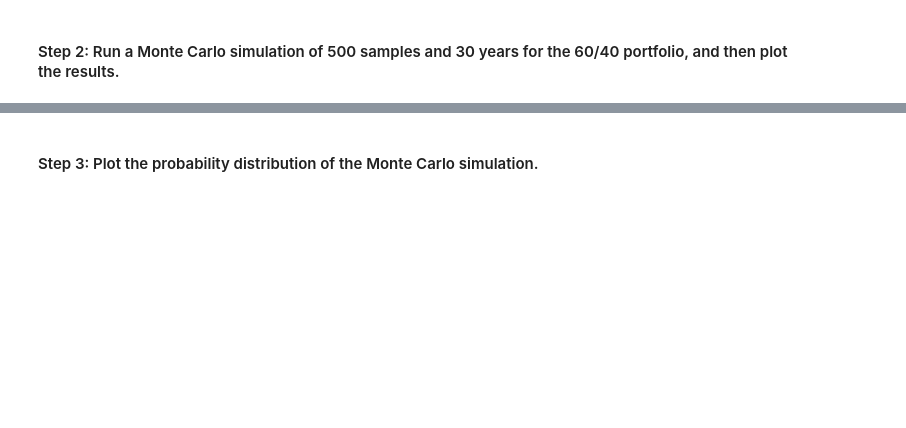
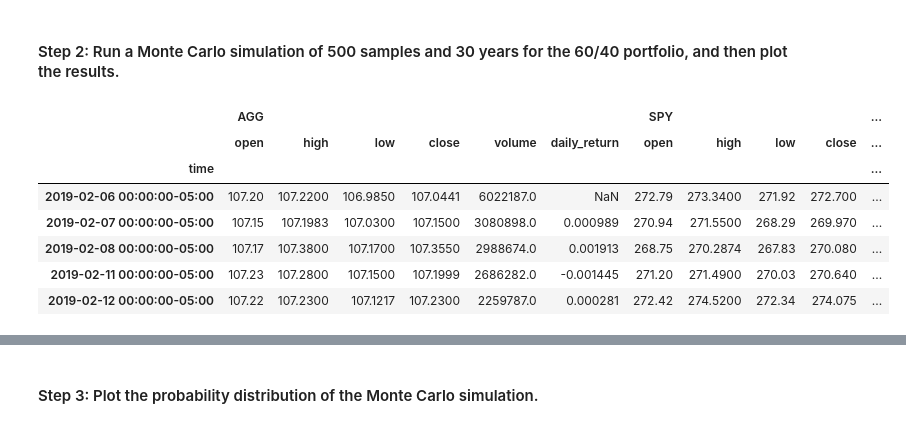
Before and after one commit to msashokkumar/05_financial_planner, a Jupyter notebook: financial_planning_tools.ipynb, the cells around one changed output, grey strips where cells are left out. Cells and saved outputs as stored; diff of their text form; code cells hidden in the pictures; blank space fills up the shorter version.

```diff
--- a/financial_planning_tools.ipynb
+++ b/financial_planning_tools.ipynb
@@ -437,10 +461,24 @@ In this section, you’ll use the MCForecastTools library to create a Monte Carl
 # %%
 # Configure the Monte Carlo simulation to forecast 30 years cumulative returns
 # The weights should be split 40% to AGG and 60% to SPY.
 # Run 500 samples.
-# YOUR CODE HERE
+MC_even_weight = MCSimulation(
+    portfolio_data = three_years_price_df,
+    weights = [.40,.60],
+    num_simulation = 500,
+    num_trading_days = 252*30
+)
 
 # Review the simulation input data
-# YOUR CODE HERE
+MC_even_weight.portfolio_data.head()
+# %% [output]
+|  | AGG |  |  |  |  |  | SPY |  |  |  | ... |
+|  | open | high | low | close | volume | daily_return | open | high | low | close | ... |
+| time |  |  |  |  |  |  |  |  |  |  | ... |
+| 2019-02-06 00:00:00-05:00 | 107.20 | 107.2200 | 106.9850 | 107.0441 | 6022187.0 | NaN | 272.79 | 273.3400 | 271.92 | 272.700 | ... |
+| 2019-02-07 00:00:00-05:00 | 107.15 | 107.1983 | 107.0300 | 107.1500 | 3080898.0 | 0.000989 | 270.94 | 271.5500 | 268.29 | 269.970 | ... |
+| 2019-02-08 00:00:00-05:00 | 107.17 | 107.3800 | 107.1700 | 107.3550 | 2988674.0 | 0.001913 | 268.75 | 270.2874 | 267.83 | 270.080 | ... |
+| 2019-02-11 00:00:00-05:00 | 107.23 | 107.2800 | 107.1500 | 107.1999 | 2686282.0 | -0.001445 | 271.20 | 271.4900 | 270.03 | 270.640 | ... |
+| 2019-02-12 00:00:00-05:00 | 107.22 | 107.2300 | 107.1217 | 107.2300 | 2259787.0 | 0.000281 | 272.42 | 274.5200 | 272.34 | 274.075 | ... |
 # %%
 # Run the Monte Carlo simulation to forecast 30 years cumulative returns
```
Also changed, not shown: parts of 9 cells of this notebook.
